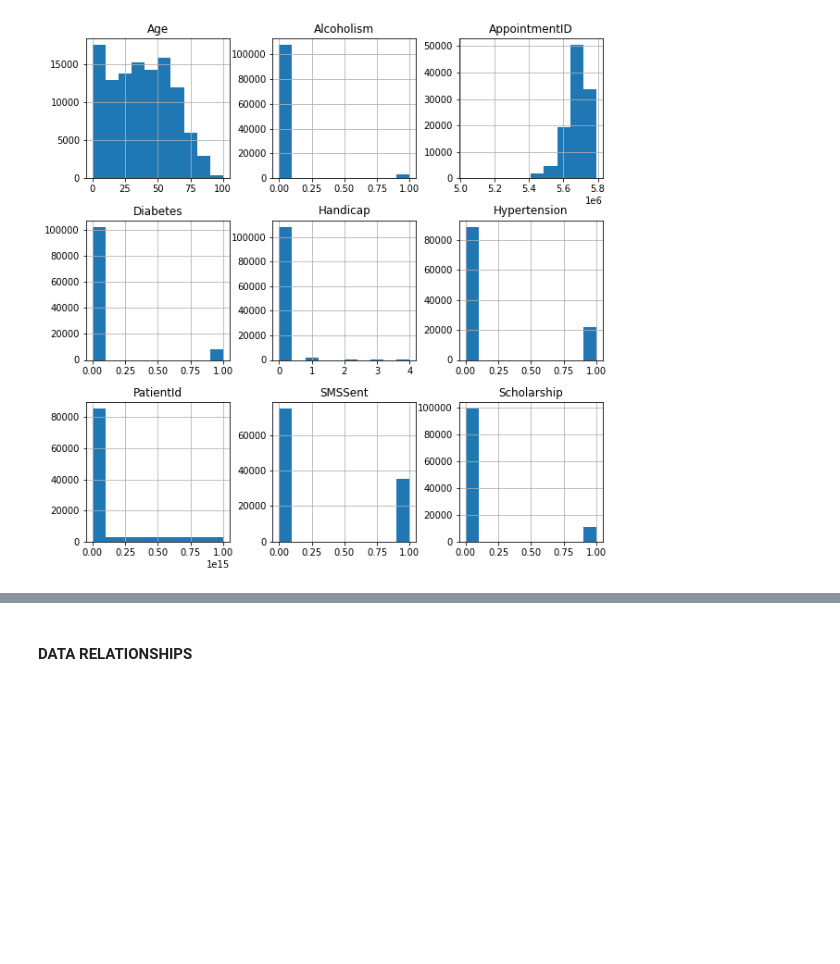
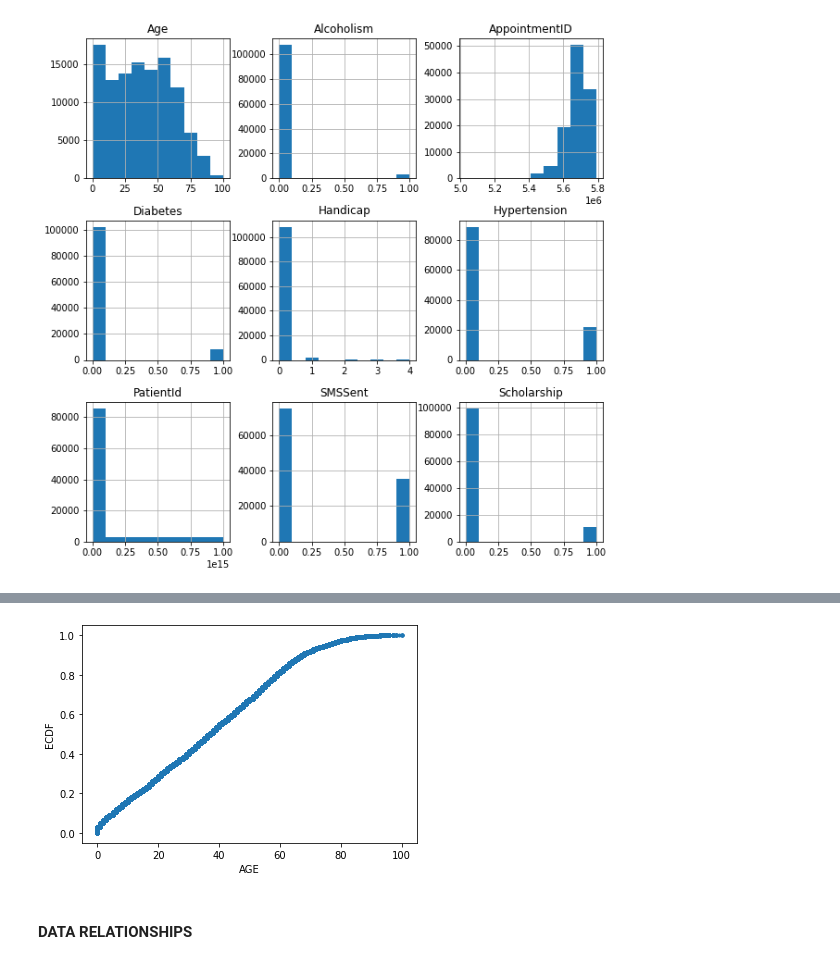
Before and after one commit to asaadkhattab/MedicalAppointmentNoShowsCapstone, a Jupyter notebook: 3_ExploratoryDataAnalysis.ipynb, the cells around one changed output, grey strips where cells are left out. Saved outputs shown, nothing was run; the diff lists cells and outputs as text; code cells hidden in the pictures; blank space fills up the shorter version.

```diff
--- a/3_ExploratoryDataAnalysis.ipynb
+++ b/3_ExploratoryDataAnalysis.ipynb
@@ -59,0 +71,25 @@ boxplot = df.boxplot(grid=False, vert=False,fontsize=15)
+# %%
+def ecdf(data):
+
+    n = len(data)
+    x = np.sort(data)
+    y = np.arange(1,n+1)/n
+
+    return x,y
+
+b = df['Age']
+
+xa, ye = ecdf(b)
+
+# Generate plot
+_= plt.plot(xa, ye, marker='.', linestyle='none')
+
+# Label the axes
+_= plt.ylabel('ECDF')
+_= plt.xlabel('AGE')
+
+
+# Display the plot
+plt.show()
+# %% [output]
+[figure, added]
```
Also changed, not shown: parts of 11 cells of this notebook, 2 other files.
